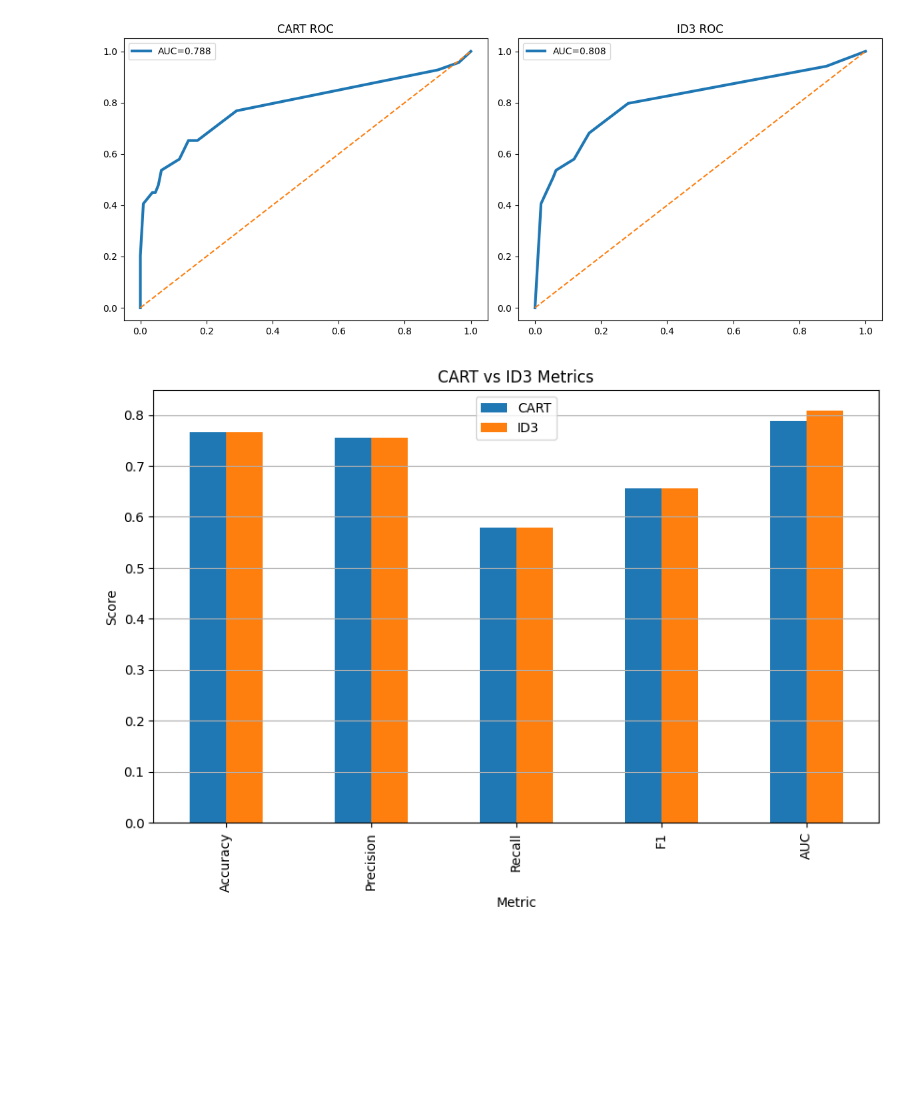
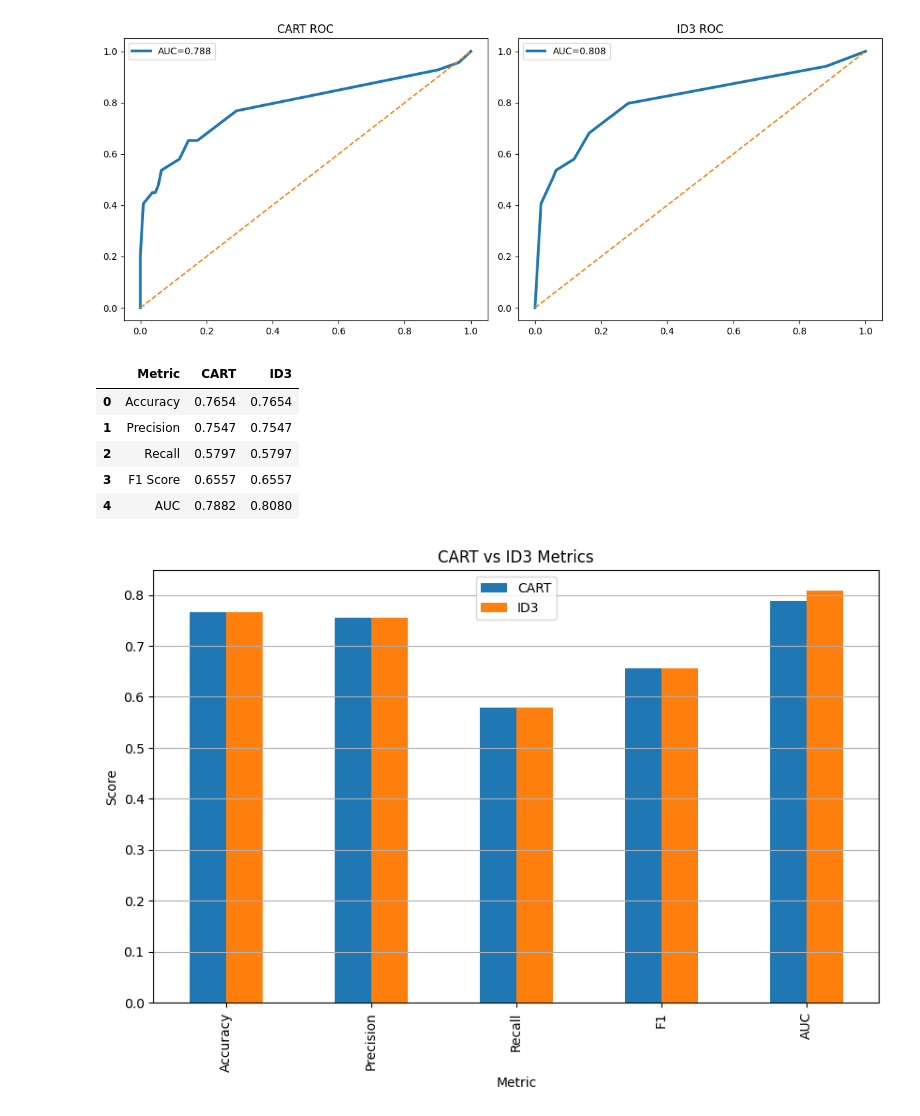
Before and after one commit to aronnaiqbal/220153_DT, a Jupyter notebook: 220153_DT.ipynb, the cells around one changed output. Cells and saved outputs as stored; diff of their text form; code cells hidden in the pictures; blank space fills up the shorter version.

```diff
--- a/220153_DT.ipynb
+++ b/220153_DT.ipynb
@@ -431,6 +431,38 @@ plt.tight_layout()
 plt.show()
 # %% [output]
 [figure]
+# %%
+metrics = pd.DataFrame({
+
+    'Metric':['Accuracy','Precision','Recall','F1 Score','AUC'],
+
+    'CART':[
+
+        accuracy_score(y_test, cart_pred),
+        precision_score(y_test, cart_pred),
+        recall_score(y_test, cart_pred),
+        f1_score(y_test, cart_pred),
+        roc_auc_score(y_test, cart_prob)
+    ],
+
+    'ID3':[
+
+        accuracy_score(y_test, id3_pred),
+        precision_score(y_test, id3_pred),
+        recall_score(y_test, id3_pred),
+        f1_score(y_test, id3_pred),
+        roc_auc_score(y_test, id3_prob)
+    ]
+})
+
+display(metrics.round(4))
+# %% [output]
+|  | Metric | CART | ID3 |
+| 0 | Accuracy | 0.7654 | 0.7654 |
+| 1 | Precision | 0.7547 | 0.7547 |
+| 2 | Recall | 0.5797 | 0.5797 |
+| 3 | F1 Score | 0.6557 | 0.6557 |
+| 4 | AUC | 0.7882 | 0.8080 |
 # %%
 metrics = pd.DataFrame({
 
```
